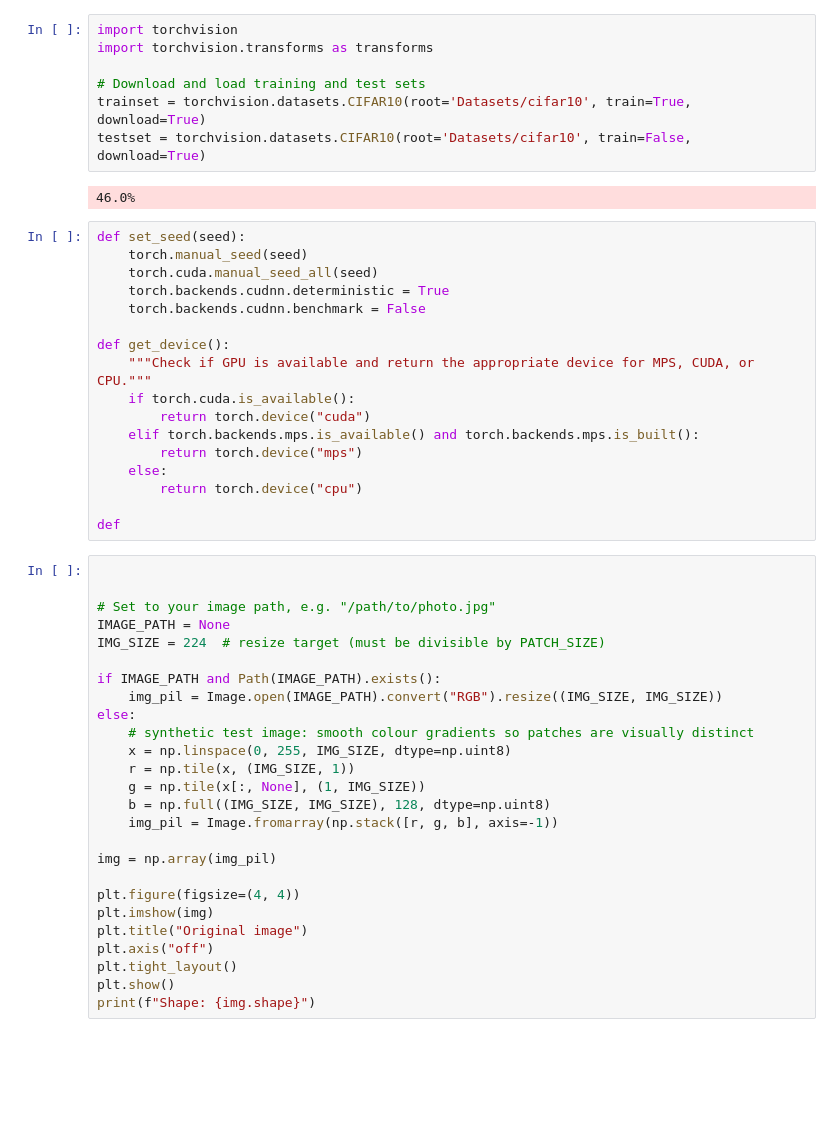
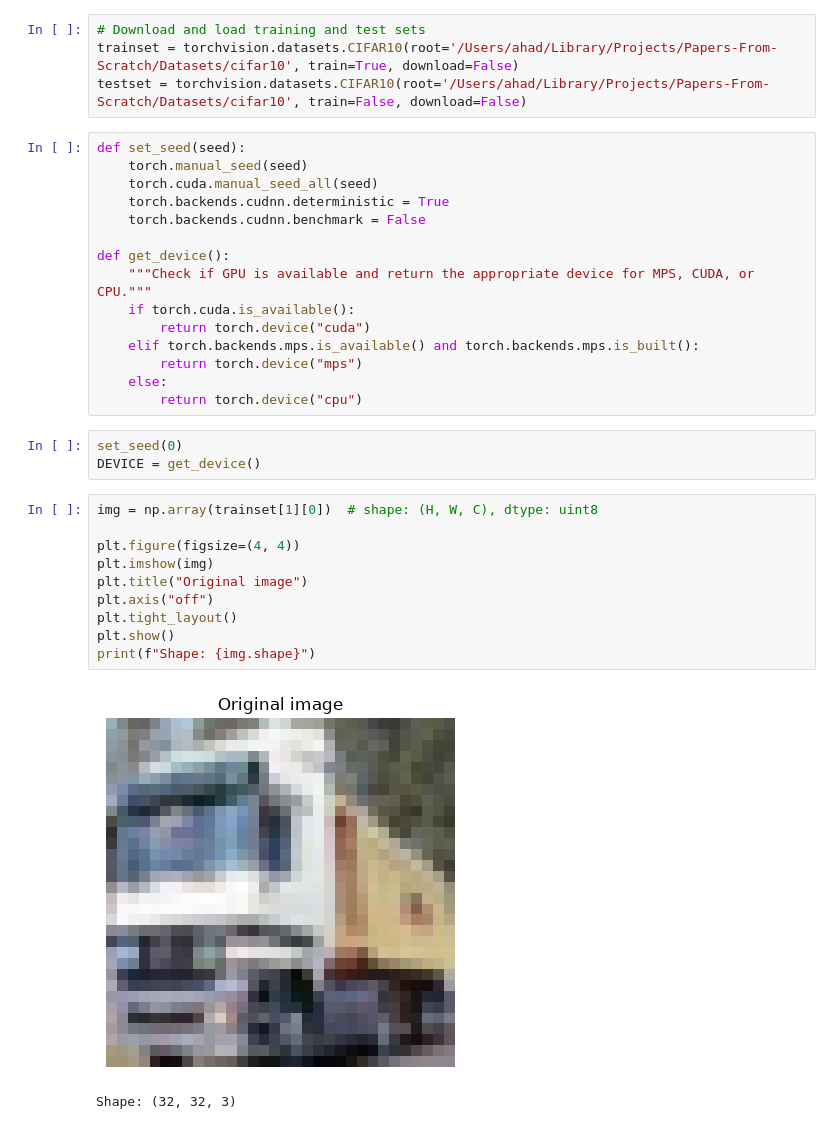
Before and after one commit to Ahad48/Papers-From-Scratch, a Jupyter notebook: vision-transformer/Code/VIT.ipynb, the cells around one changed output. Drawn from its saved outputs; the diff is of its cells as text; blank space fills up the shorter version.

```diff
--- a/vision-transformer/Code/VIT.ipynb
+++ b/vision-transformer/Code/VIT.ipynb
@@ -10,12 +19,7 @@ from PIL import Image
 # %%
-import torchvision
-import torchvision.transforms as transforms
-
 # Download and load training and test sets
-trainset = torchvision.datasets.CIFAR10(root='Datasets/cifar10', train=True, download=True)
-testset = torchvision.datasets.CIFAR10(root='Datasets/cifar10', train=False, download=True)
+trainset = torchvision.datasets.CIFAR10(root='/Users/ahad/Library/Projects/Papers-From-Scratch/Datasets/cifar10', train=True, download=False)
+testset = torchvision.datasets.CIFAR10(root='/Users/ahad/Library/Projects/Papers-From-Scratch/Datasets/cifar10', train=False, download=False)
-# %% [output]
-46.0%
 # %%
 def set_seed(seed):
     torch.manual_seed(seed)
@@ -31,32 +35,20 @@ def get_device():
         return torch.device("mps")
     else:
         return torch.device("cpu")
-
-def
+# %%
+set_seed(0)
+DEVICE = get_device()
 # %%
-
-
-# Set to your image path, e.g. "/path/to/photo.jpg"
-IMAGE_PATH = None
-IMG_SIZE = 224  # resize target (must be divisible by PATCH_SIZE)
-
-if IMAGE_PATH and Path(IMAGE_PATH).exists():
-    img_pil = Image.open(IMAGE_PATH).convert("RGB").resize((IMG_SIZE, IMG_SIZE))
-else:
-    # synthetic test image: smooth colour gradients so patches are visually distinct
-    x = np.linspace(0, 255, IMG_SIZE, dtype=np.uint8)
-    r = np.tile(x, (IMG_SIZE, 1))
-    g = np.tile(x[:, None], (1, IMG_SIZE))
-    b = np.full((IMG_SIZE, IMG_SIZE), 128, dtype=np.uint8)
-    img_pil = Image.fromarray(np.stack([r, g, b], axis=-1))
-
-img = np.array(img_pil)
+img = np.array(trainset[1][0])  # shape: (H, W, C), dtype: uint8
 
 plt.figure(figsize=(4, 4))
 plt.imshow(img)
 plt.title("Original image")
 plt.axis("off")
 plt.tight_layout()
 plt.show()
 print(f"Shape: {img.shape}")
+# %% [output]
+[figure, added]
+Shape: (32, 32, 3)
 # %%
```
Also changed, not shown: parts of 26 cells of this notebook, 18 other files.
